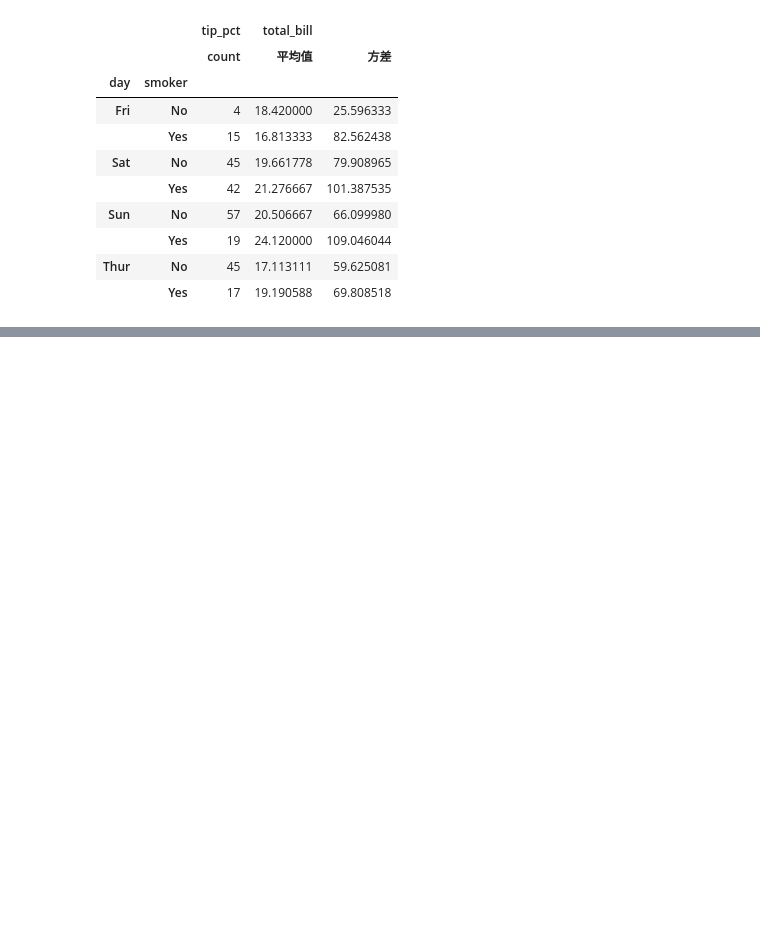
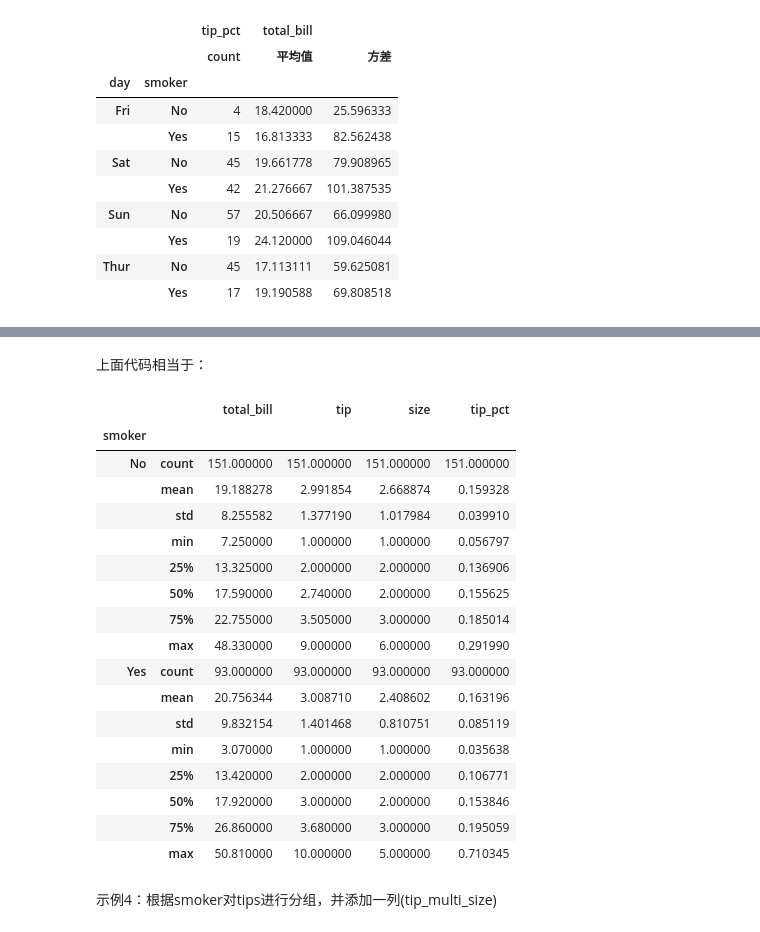
Before and after one commit to Laishuxin/python_data_science, a Jupyter notebook: 05.17_Pandas_数据聚合与分组运算.ipynb, the cells around one changed output, grey strips where cells are left out. Drawn from its saved outputs; the diff is of its cells as text; code cells hidden in the pictures; blank space fills up the shorter version.

```diff
--- a/05.17_Pandas_数据聚合与分组运算.ipynb
+++ b/05.17_Pandas_数据聚合与分组运算.ipynb
@@ -568,0 +781,25 @@ grouped['tip_pct', 'total_bill'].agg(map_dict)
+# %% [markdown]
+上面代码相当于：
+# %%
+tips.groupby('smoker').apply(lambda x:x.describe())
+# %% [output]
+|  |  | total_bill | tip | size | tip_pct |
+| smoker |  |  |  |  |  |
+| No | count | 151.000000 | 151.000000 | 151.000000 | 151.000000 |
+|  | mean | 19.188278 | 2.991854 | 2.668874 | 0.159328 |
+|  | std | 8.255582 | 1.377190 | 1.017984 | 0.039910 |
+|  | min | 7.250000 | 1.000000 | 1.000000 | 0.056797 |
+|  | 25% | 13.325000 | 2.000000 | 2.000000 | 0.136906 |
+|  | 50% | 17.590000 | 2.740000 | 2.000000 | 0.155625 |
+|  | 75% | 22.755000 | 3.505000 | 3.000000 | 0.185014 |
+|  | max | 48.330000 | 9.000000 | 6.000000 | 0.291990 |
+| Yes | count | 93.000000 | 93.000000 | 93.000000 | 93.000000 |
+|  | mean | 20.756344 | 3.008710 | 2.408602 | 0.163196 |
+|  | std | 9.832154 | 1.401468 | 0.810751 | 0.085119 |
+|  | min | 3.070000 | 1.000000 | 1.000000 | 0.035638 |
+|  | 25% | 13.420000 | 2.000000 | 2.000000 | 0.106771 |
+|  | 50% | 17.920000 | 3.000000 | 2.000000 | 0.153846 |
+|  | 75% | 26.860000 | 3.680000 | 3.000000 | 0.195059 |
+|  | max | 50.810000 | 10.000000 | 5.000000 | 0.710345 |
+# %% [markdown]
+示例4：根据smoker对tips进行分组，并添加一列(tip_multi_size)
```
Also changed, not shown: parts of 123 cells of this notebook, 1 other file.
